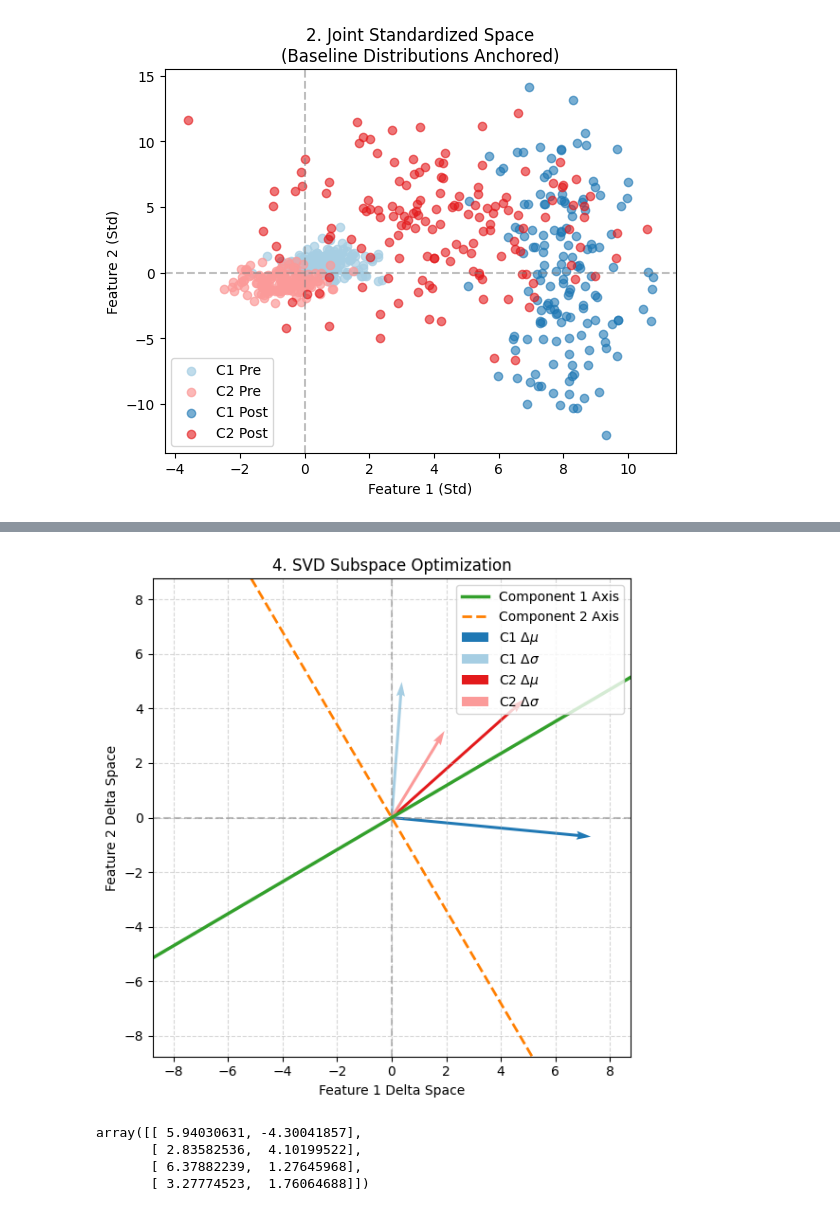
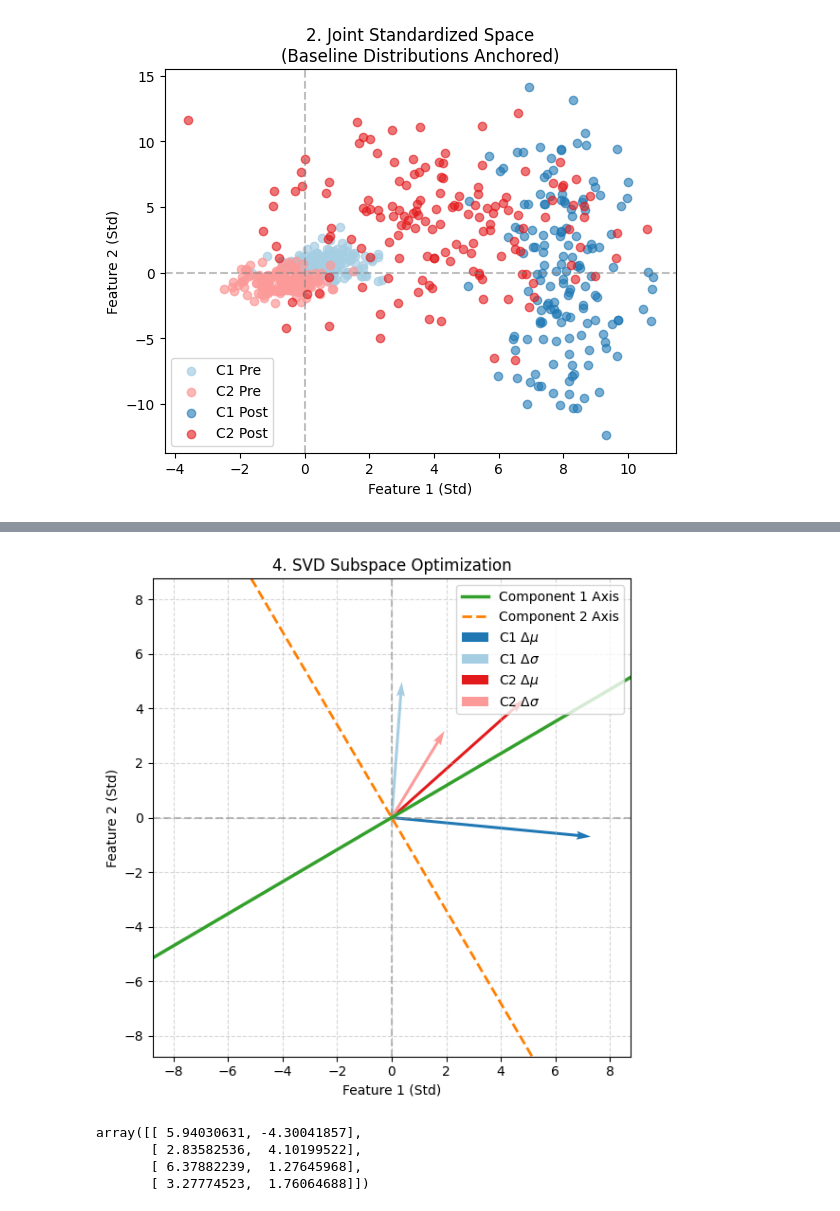
Before and after one commit to Gho-Ost/drift-PCA, a Jupyter notebook: notebooks/DriftPCA_Example.ipynb, the cells around one changed output, grey strips where cells are left out. Saved outputs shown, nothing was run; the diff lists cells and outputs as text; code cells hidden in the pictures.

```diff
--- a/notebooks/DriftPCA_Example.ipynb
+++ b/notebooks/DriftPCA_Example.ipynb
@@ -128,36 +131,37 @@ plt.show()
 plt.figure(figsize=(6, 6))
 
 plt.axhline(0, color='gray', linestyle='--', alpha=0.5)
 plt.axvline(0, color='gray', linestyle='--', alpha=0.5)
 
 # Subspace axes lines
 plt.axline((0, 0), (V[0, 0], V[0, 1]), color='#33a02c', linewidth=2.5, label='Component 1 Axis')
 plt.axline((0, 0), (V[1, 0], V[1, 1]), color='#ff7f00', linewidth=2.0, linestyle='--', label='Component 2 Axis')
 
 # Class diff vectors
 plt.quiver(0, 0, delta_mu_c1[0], delta_mu_c1[1], angles='xy', scale_units='xy', scale=1, color=c1_colors[1], width=0.006, label=r'C1 $\Delta\mu$')
 plt.quiver(0, 0, delta_sigma_c1[0], delta_sigma_c1[1], angles='xy', scale_units='xy', scale=1, color=c1_colors[0], width=0.006, label=r'C1 $\Delta\sigma$')
 plt.quiver(0, 0, delta_mu_c2[0], delta_mu_c2[1], angles='xy', scale_units='xy', scale=1, color=c2_colors[1], width=0.006, label=r'C2 $\Delta\mu$')
 plt.quiver(0, 0, delta_sigma_c2[0], delta_sigma_c2[1], angles='xy', scale_units='xy', scale=1, color=c2_colors[0], width=0.006, label=r'C2 $\Delta\sigma$')
 
 # plt.quiver(0, 0, D[0,0], D[0,1], angles='xy', scale_units='xy', scale=1, color=c1_colors[1], width=0.006)
 # plt.quiver(0, 0, D[1,0], D[1,1], angles='xy', scale_units='xy', scale=1, color=c2_colors[1], width=0.006)
 
 plt.xlim(-max_val, max_val)
 plt.ylim(-max_val, max_val)
 
 # 2. CRITICAL: Grab the current axes and enforce a square aspect ratio
 plt.gca().set_aspect('equal', adjustable='box')
 
 plt.title("4. SVD Subspace Optimization")
-plt.xlabel("Feature 1 Delta Space")
-plt.ylabel("Feature 2 Delta Space")
+plt.xlabel("Feature 1 (Std)")
+plt.ylabel("Feature 2 (Std)")
 plt.grid(True, linestyle="--", alpha=0.5)
 plt.legend()
 plt.tight_layout()
+plt.savefig("SVD Subspace Optimization.png", dpi=300, bbox_inches='tight')
 plt.show()
 # %% [output]
-[figure, old version]
+[figure, new version]
 # %%
 D_proj = np.dot(D, V.T)
 D_proj
```
Also changed, not shown: parts of 5 cells of this notebook.
